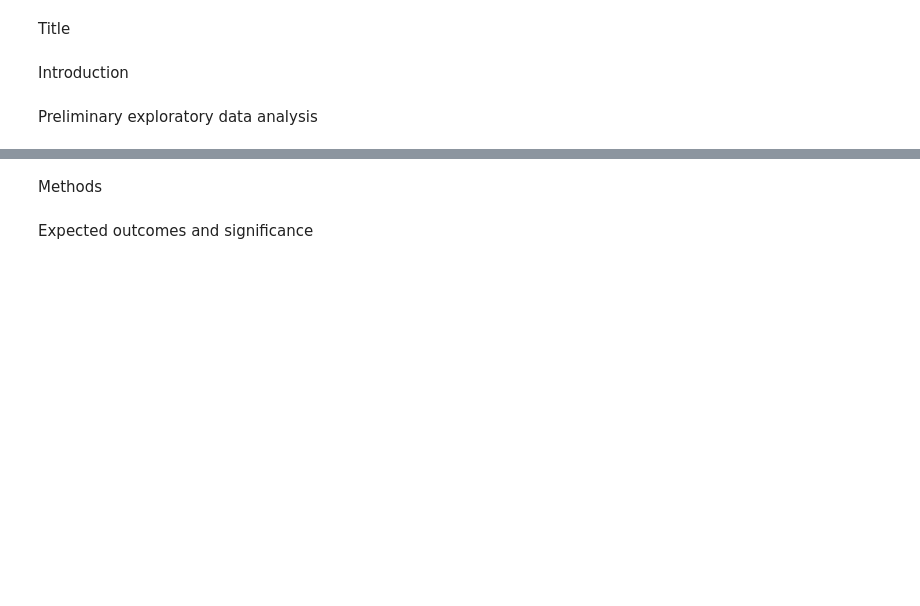
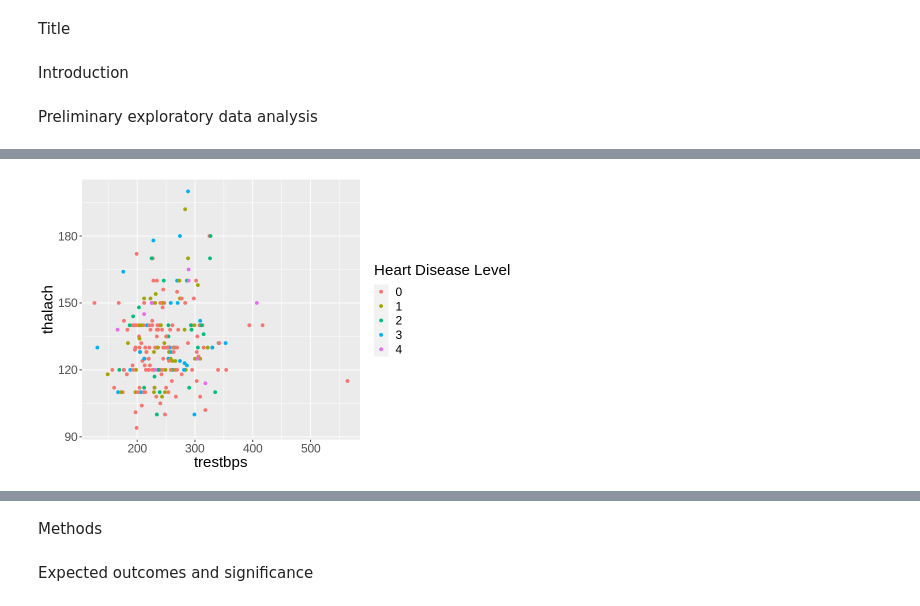
Before and after one commit to aliceterada/DSCI-Project, a Jupyter notebook: Group_Project_Proposal.ipynb, the cells around one changed output, grey strips where cells are left out. Saved outputs shown, nothing was run; the diff lists cells and outputs as text; code cells hidden in the pictures; blank space fills up the shorter version.

```diff
--- a/Group_Project_Proposal.ipynb
+++ b/Group_Project_Proposal.ipynb
@@ -87,0 +106,8 @@ A tibble: 229 × 14
+# %%
+a<-ggplot(heart_disease_train, aes(x=chol,y=trestbps,color=factor(num))) +
+     geom_point() +
+     labs(x="trestbps", y="thalach",color="Heart Disease Level") +
+     theme(text=element_text(size=18))
+a
+# %% [output]
+[figure, added]
```
Also changed, not shown: parts of 18 cells of this notebook.
